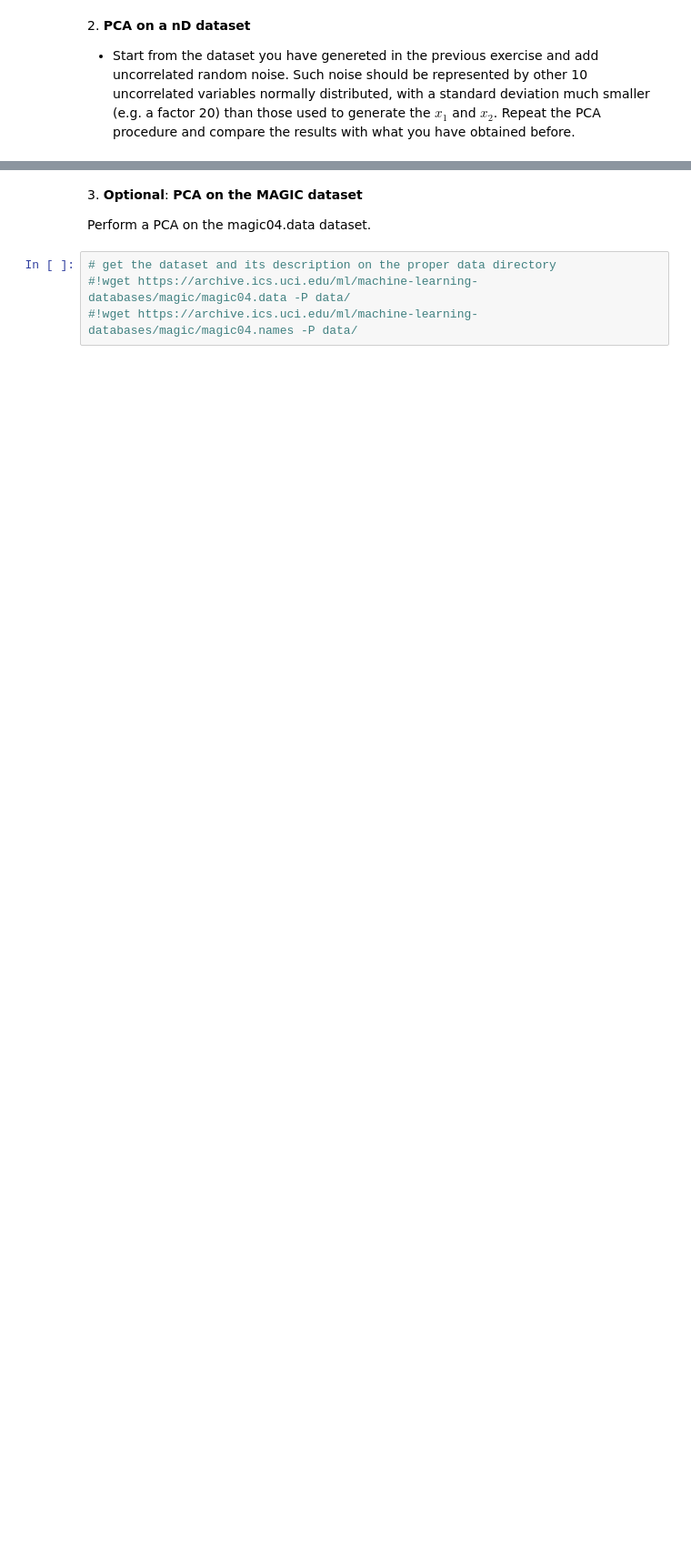
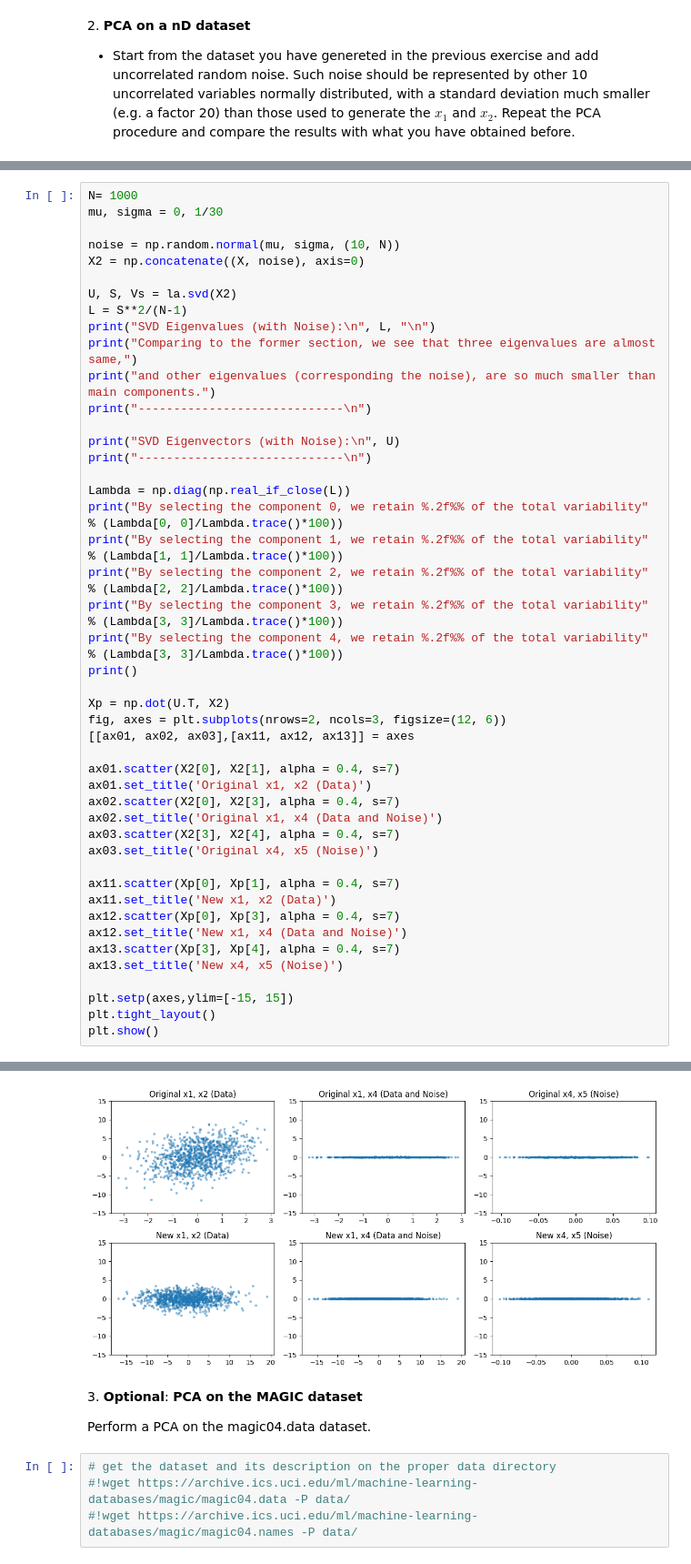
Before and after one commit to mvanaee/ScientificComputingWithPython2022, a Jupyter notebook: 08ex_algebra/08ex_algebra.ipynb, the cells around one changed output, grey strips where cells are left out. Shown at 91% size. Cells and saved outputs as stored; diff of their text form; blank space fills up the shorter version.

```diff
--- a/08ex_algebra/08ex_algebra.ipynb
+++ b/08ex_algebra/08ex_algebra.ipynb
@@ -160,0 +102,47 @@ Percentage variability gained by the three components:
+# %%
+N= 1000
+mu, sigma = 0, 1/30
+
+noise = np.random.normal(mu, sigma, (10, N))
+X2 = np.concatenate((X, noise), axis=0)
+
+U, S, Vs = la.svd(X2)
+L = S**2/(N-1)
+print("SVD Eigenvalues (with Noise):\n", L, "\n")
+print("Comparing to the former section, we see that three eigenvalues are almost same,")
+print("and other eigenvalues (corresponding the noise), are so much smaller than main components.")
+print("-----------------------------\n")
+
+print("SVD Eigenvectors (with Noise):\n", U)
+print("-----------------------------\n")
+
+Lambda = np.diag(np.real_if_close(L))
+print("By selecting the component 0, we retain %.2f%% of the total variability" % (Lambda[0, 0]/Lambda.trace()*100))
+print("By selecting the component 1, we retain %.2f%% of the total variability" % (Lambda[1, 1]/Lambda.trace()*100))
+print("By selecting the component 2, we retain %.2f%% of the total variability" % (Lambda[2, 2]/Lambda.trace()*100))
+print("By selecting the component 3, we retain %.2f%% of the total variability" % (Lambda[3, 3]/Lambda.trace()*100))
+print("By selecting the component 4, we retain %.2f%% of the total variability" % (Lambda[3, 3]/Lambda.trace()*100))
+print()
+
+Xp = np.dot(U.T, X2)
+fig, axes = plt.subplots(nrows=2, ncols=3, figsize=(12, 6))
+[[ax01, ax02, ax03],[ax11, ax12, ax13]] = axes
+
+ax01.scatter(X2[0], X2[1], alpha = 0.4, s=7)
+ax01.set_title('Original x1, x2 (Data)')
+ax02.scatter(X2[0], X2[3], alpha = 0.4, s=7)
+ax02.set_title('Original x1, x4 (Data and Noise)')
+ax03.scatter(X2[3], X2[4], alpha = 0.4, s=7)
+ax03.set_title('Original x4, x5 (Noise)')
+
+ax11.scatter(Xp[0], Xp[1], alpha = 0.4, s=7)
+ax11.set_title('New x1, x2 (Data)')
+ax12.scatter(Xp[0], Xp[3], alpha = 0.4, s=7)
+ax12.set_title('New x1, x4 (Data and Noise)')
+ax13.scatter(Xp[3], Xp[4], alpha = 0.4, s=7)
+ax13.set_title('New x4, x5 (Noise)')
+
+plt.setp(axes,ylim=[-15, 15])
+plt.tight_layout()
+plt.show()
+# %% [output]
@@ -161,3 +166,4 @@ Percentage variability gained by the three components:
+[figure, added]
 # %% [markdown]
 3\. **Optional**: **PCA on the MAGIC dataset**
 
```
Also changed, not shown: parts of 6 cells of this notebook, 1 other file.
